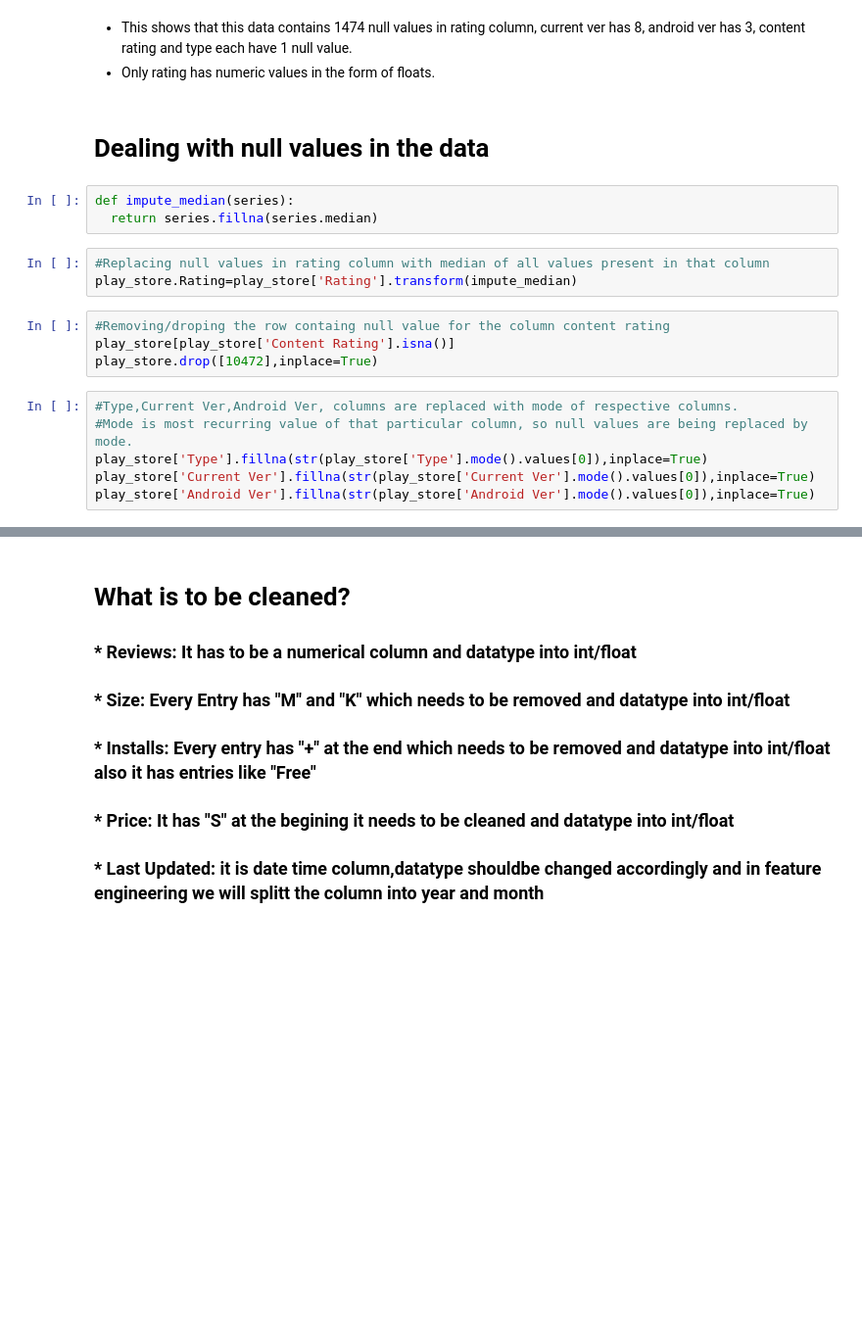
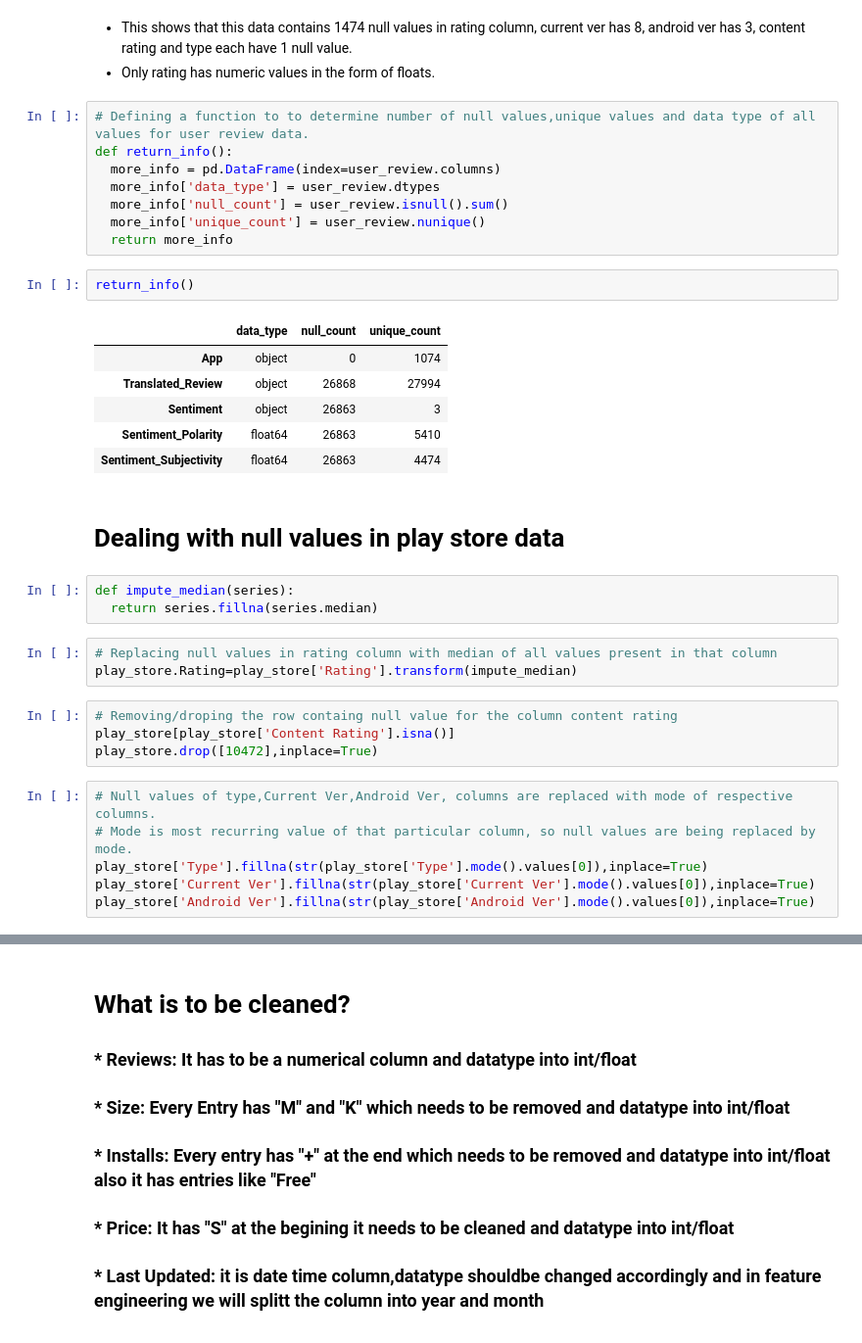
Before and after one commit to Jahnavi-Jaolekar/Play-Store-Review-Analysis, a Jupyter notebook: Play_Store_App_Review_Analysis_Capstone_Project.ipynb, the cells around one changed output, grey strips where cells are left out. Shown: that part at 98% size. Cells and saved outputs as stored; diff of their text form; blank space fills up the shorter version.

```diff
--- a/Play_Store_App_Review_Analysis_Capstone_Project.ipynb
+++ b/Play_Store_App_Review_Analysis_Capstone_Project.ipynb
@@ -88,21 +118,38 @@ give_info()
 
 *   This shows that this data contains 1474 null values in rating column, current ver has 8, android ver has 3, content rating and type each have 1 null value.
 *   Only rating has numeric values in the form of floats.
+# %%
+# Defining a function to to determine number of null values,unique values and data type of all values for user review data.
+def return_info():
+  more_info = pd.DataFrame(index=user_review.columns)
+  more_info['data_type'] = user_review.dtypes
+  more_info['null_count'] = user_review.isnull().sum()
+  more_info['unique_count'] = user_review.nunique()
+  return more_info
+# %%
+return_info()
+# %% [output]
+|  | data_type | null_count | unique_count |
+| App | object | 0 | 1074 |
+| Translated_Review | object | 26868 | 27994 |
+| Sentiment | object | 26863 | 3 |
+| Sentiment_Polarity | float64 | 26863 | 5410 |
+| Sentiment_Subjectivity | float64 | 26863 | 4474 |
 # %% [markdown]
-# **Dealing with null values in the data**
+# **Dealing with null values in play store data**
 # %%
 def impute_median(series):
   return series.fillna(series.median)
 # %%
-#Replacing null values in rating column with median of all values present in that column
+# Replacing null values in rating column with median of all values present in that column
 play_store.Rating=play_store['Rating'].transform(impute_median)
 # %%
-#Removing/droping the row containg null value for the column content rating
+# Removing/droping the row containg null value for the column content rating
 play_store[play_store['Content Rating'].isna()]
 play_store.drop([10472],inplace=True)
 # %%
-#Type,Current Ver,Android Ver, columns are replaced with mode of respective columns.
-#Mode is most recurring value of that particular column, so null values are being replaced by mode.
+# Null values of type,Current Ver,Android Ver, columns are replaced with mode of respective columns.
+# Mode is most recurring value of that particular column, so null values are being replaced by mode.
 play_store['Type'].fillna(str(play_store['Type'].mode().values[0]),inplace=True)
 play_store['Current Ver'].fillna(str(play_store['Current Ver'].mode().values[0]),inplace=True)
 play_store['Android Ver'].fillna(str(play_store['Android Ver'].mode().values[0]),inplace=True)
```
Also changed, not shown: parts of 19 cells of this notebook.
